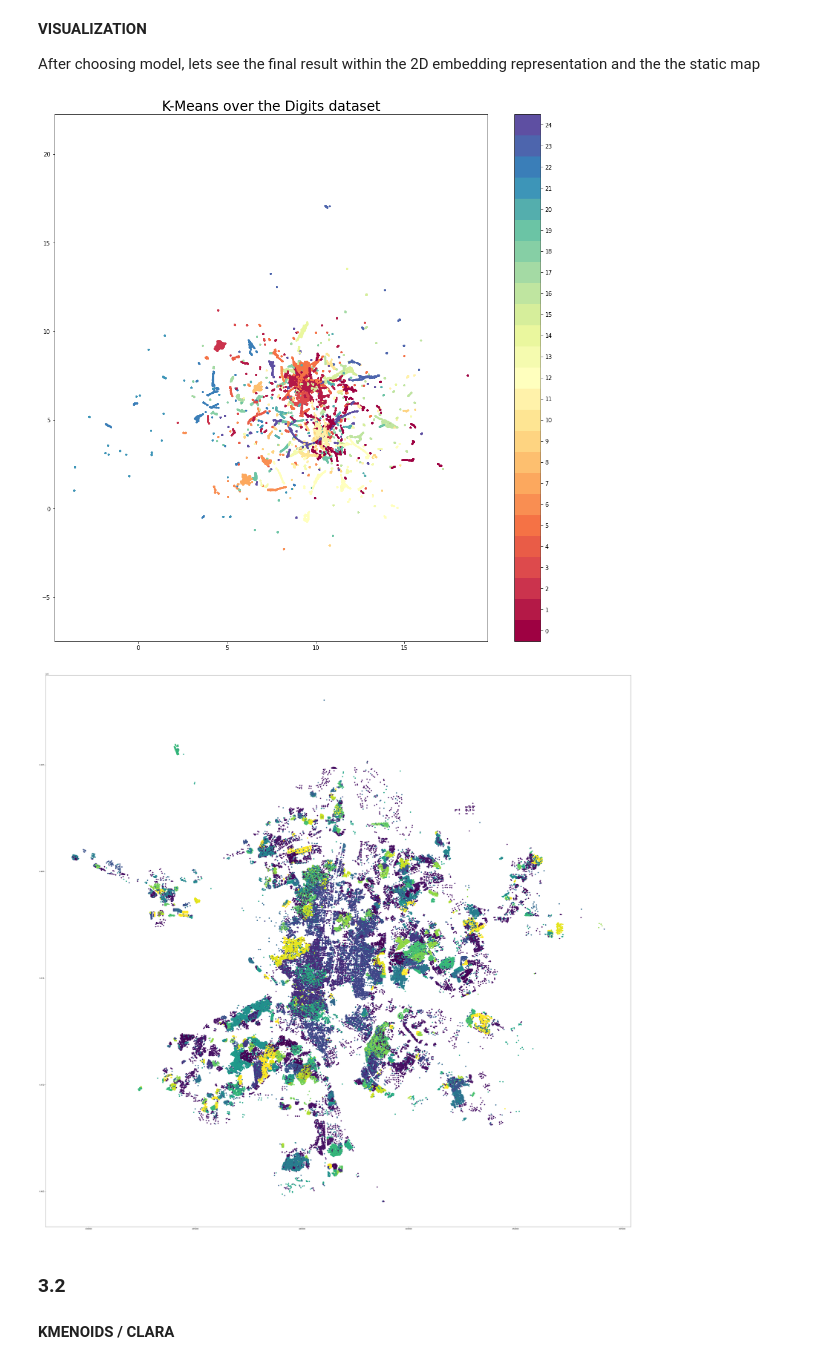
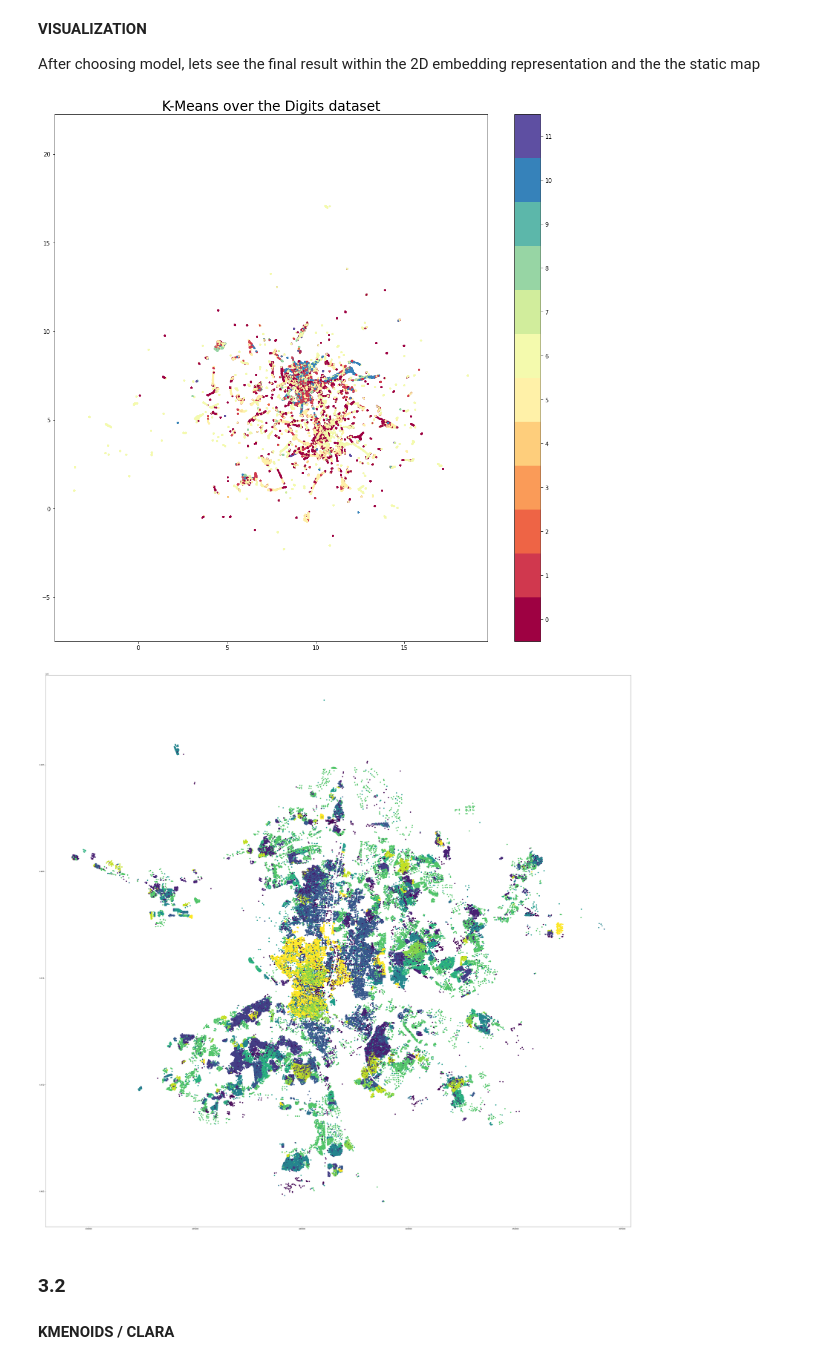
Before and after one commit to LAMDAMielgo/ih_datamadpt_FinalProyect, a Jupyter notebook: models/011 KMeans.ipynb, the cells around one changed output. Drawn from its saved outputs; the diff is of its cells as text; code cells hidden in the pictures.

```diff
--- a/models/011 KMeans.ipynb
+++ b/models/011 KMeans.ipynb
@@ -272,13 +289,13 @@ Aims to partition the observations into a predifined number of clusters(k) in wh
 In order to determine how many clusters are
 # %%
 from sklearn.cluster import KMeans
-max_k = 75
+max_k = 100
 
 ## make list with inertia
 distortions = []
 for i in range(1, max_k+1):
     model = KMeans(n_clusters = i, init = 'k-means++', max_iter = 300, n_init = 10, random_state = STATE)
-    model.fit(madrid_gdf) # it is needed to use the embedding for optimization
+    model.fit(madrid_gdf[mad_cols_df]) # it is needed to use the embedding for optimization
     distortions.append(model.inertia_)
 
 
@@ -323,9 +341,9 @@ from sklearn import metrics
 
 ## 1
 ### Fit with geodata_embedding
-km_model_emb = KMeans(n_clusters = 24, # k from the elbow method
+km_model_emb = KMeans(n_clusters = 12, # k from the elbow method
                   random_state = STATE,
-                  max_iter = 1200,
+                  max_iter = 750,
                   init = 'k-means++',
                   n_init = 25
                  ).fit(geodata_embedding) # here use of embedding
@@ -336,4 +354,7 @@ display(km_model_emb_silh)
 
 km_model_emb_var = metrics.calinski_harabasz_score(geodata_embedding, km_model_emb.labels_)
 display(km_model_emb_var)
+
+km_model_emb_db = metrics.davies_bouldin_score(geodata_embedding, km_model_emb.labels_)
+display(km_model_emb_db)
 # %% [output]
@@ -371,20 +403,20 @@ plt.scatter(geodata_embedding[:, 0],
             s = 5)
 
 plt.gca().set_aspect('equal', 'datalim')
-plt.colorbar(boundaries = np.arange(km_model.n_clusters + 1) - 0.5)\
+plt.colorbar(boundaries = np.arange(km_model_emb.n_clusters + 1) - 0.5)\
                             .set_ticks(np.arange(km_model.n_clusters))
 
 plt.title('K-Means over the Digits dataset', fontsize=24);
 # %% [output]
-[figure, old version]
+[figure, new version]
 # %%
-madrid_gdf['km_labels']= km_model.labels_.tolist()
+madrid_gdf['km_labels']= km_model_emb.labels_.tolist()
 
 col_to_draw = 'km_labels' # col value corresponds grossfloorarea
 madrid_gdf[['geometry', col_to_draw]].plot(figsize = (60,60), column = col_to_draw, legend = False)
 plt.show()
 # %% [output]
-[figure, old version]
+[figure, new version]
 # %% [markdown]
 ### 3.2
 #### KMENOIDS / CLARA
```
Also changed, not shown: parts of 27 cells of this notebook.
